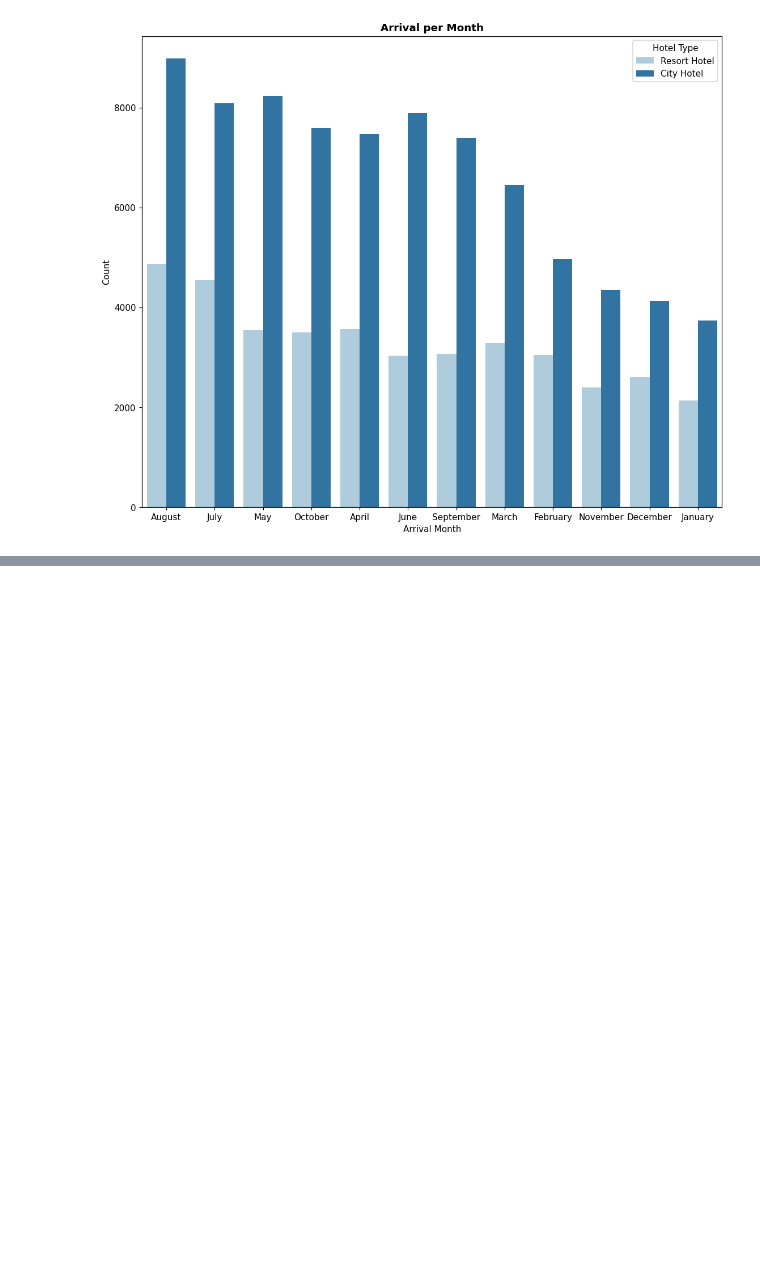
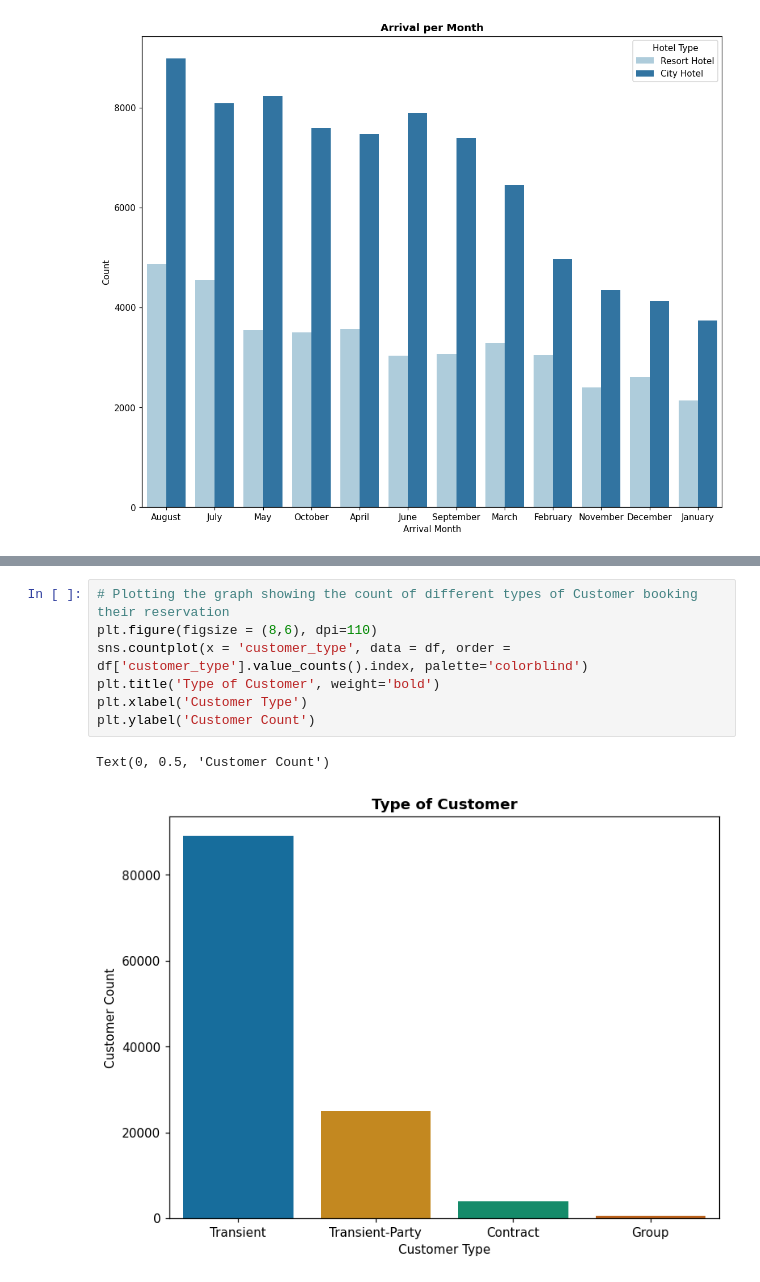
Before and after one commit to Pankajrathod10897/Capstone-Project-1-Hotel-Bokking-Analysis-, a Jupyter notebook: Hotel_Booking_Analysis_(Pankaj_Rathod)_Capstone_Project.ipynb, the cells around one changed output, grey strips where cells are left out. Drawn from its saved outputs; the diff is of its cells as text; blank space fills up the shorter version.

```diff
--- a/Hotel_Booking_Analysis_(Pankaj_Rathod)_Capstone_Project.ipynb
+++ b/Hotel_Booking_Analysis_(Pankaj_Rathod)_Capstone_Project.ipynb
@@ -402,0 +414,10 @@ Text(0, 0.5, 'Count')
+# %%
+# Plotting the graph showing the count of different types of Customer booking their reservation
+plt.figure(figsize = (8,6), dpi=110)
+sns.countplot(x = 'customer_type', data = df, order = df['customer_type'].value_counts().index, palette='colorblind')
+plt.title('Type of Customer', weight='bold')
+plt.xlabel('Customer Type')
+plt.ylabel('Customer Count')
+# %% [output]
+Text(0, 0.5, 'Customer Count')
+[figure, added]
```
Also changed, not shown: parts of 8 cells of this notebook.
